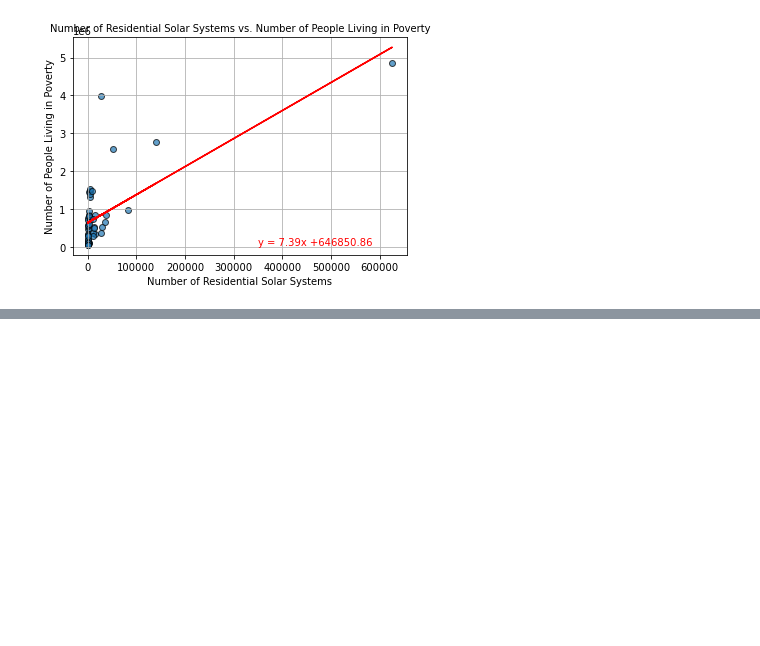
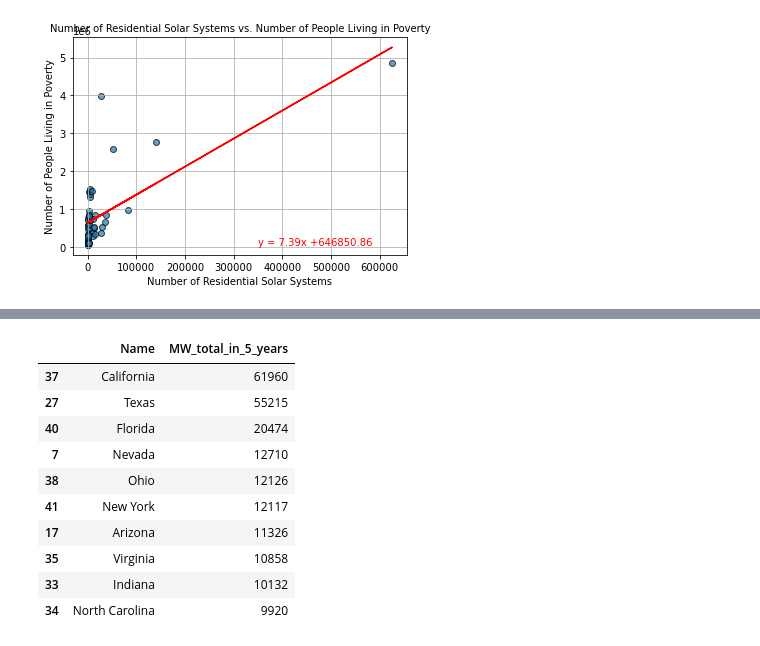
Before and after one commit to JeremyTallant/TomorrowsEnergyToday, a Jupyter notebook: edscript.ipynb, the cells around one changed output, grey strips where cells are left out. Cells and saved outputs as stored; diff of their text form; code cells hidden in the pictures; blank space fills up the shorter version.

```diff
--- a/edscript.ipynb
+++ b/edscript.ipynb
@@ -533,0 +669,16 @@ map
+# %%
+# Create dataframe of MW_total_in_5_years
+MW_proj_total_by_state_df = combined_df[["Name", "MW_total_in_5_years"]]
+MW_proj_total_by_state_df.sort_values(by="MW_total_in_5_years", ascending=False).head(10)
+# %% [output]
+|  | Name | MW_total_in_5_years |
+| 37 | California | 61960 |
+| 27 | Texas | 55215 |
+| 40 | Florida | 20474 |
+| 7 | Nevada | 12710 |
+| 38 | Ohio | 12126 |
+| 41 | New York | 12117 |
+| 17 | Arizona | 11326 |
+| 35 | Virginia | 10858 |
+| 33 | Indiana | 10132 |
+| 34 | North Carolina | 9920 |
```
Also changed, not shown: parts of 24 cells of this notebook, 19 other files.
